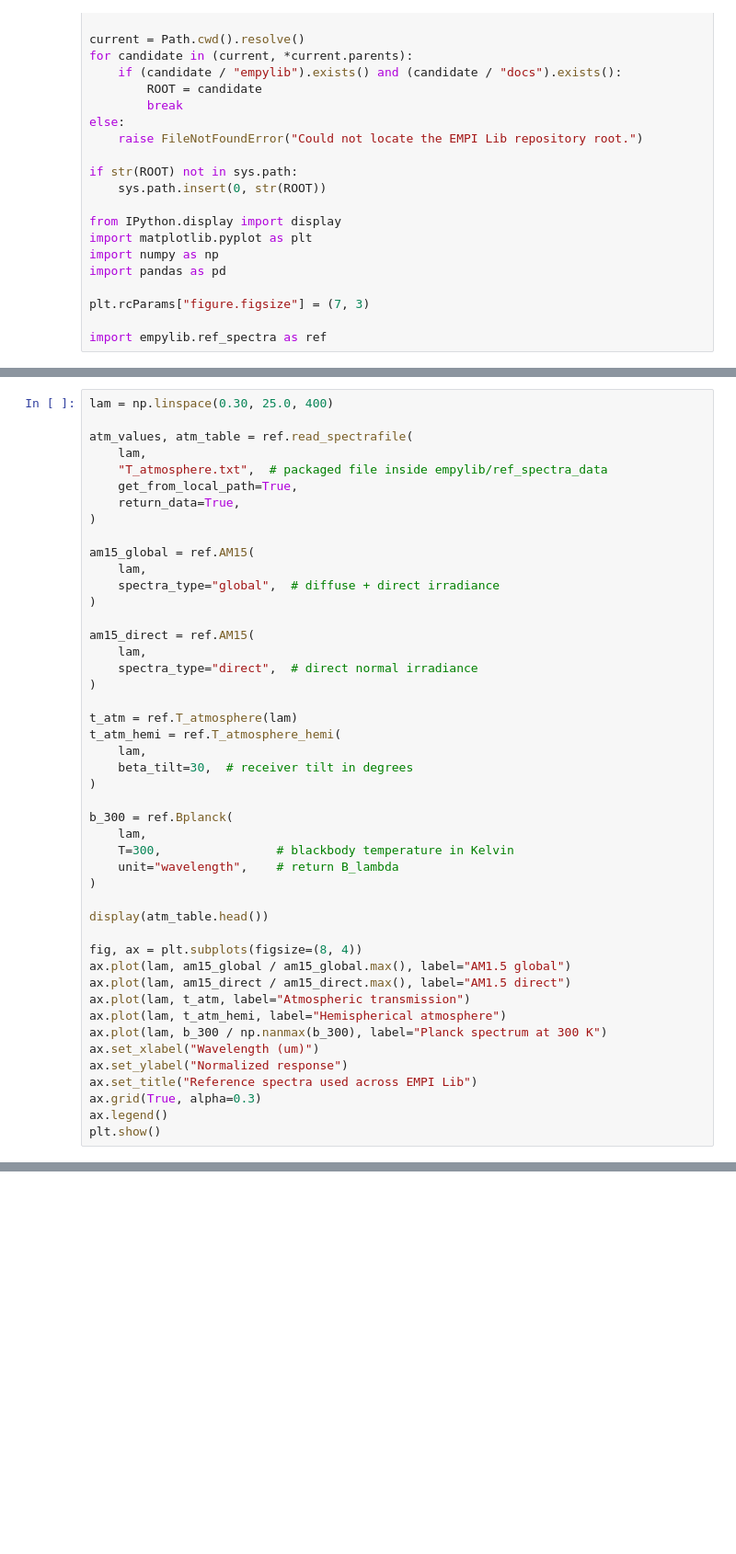
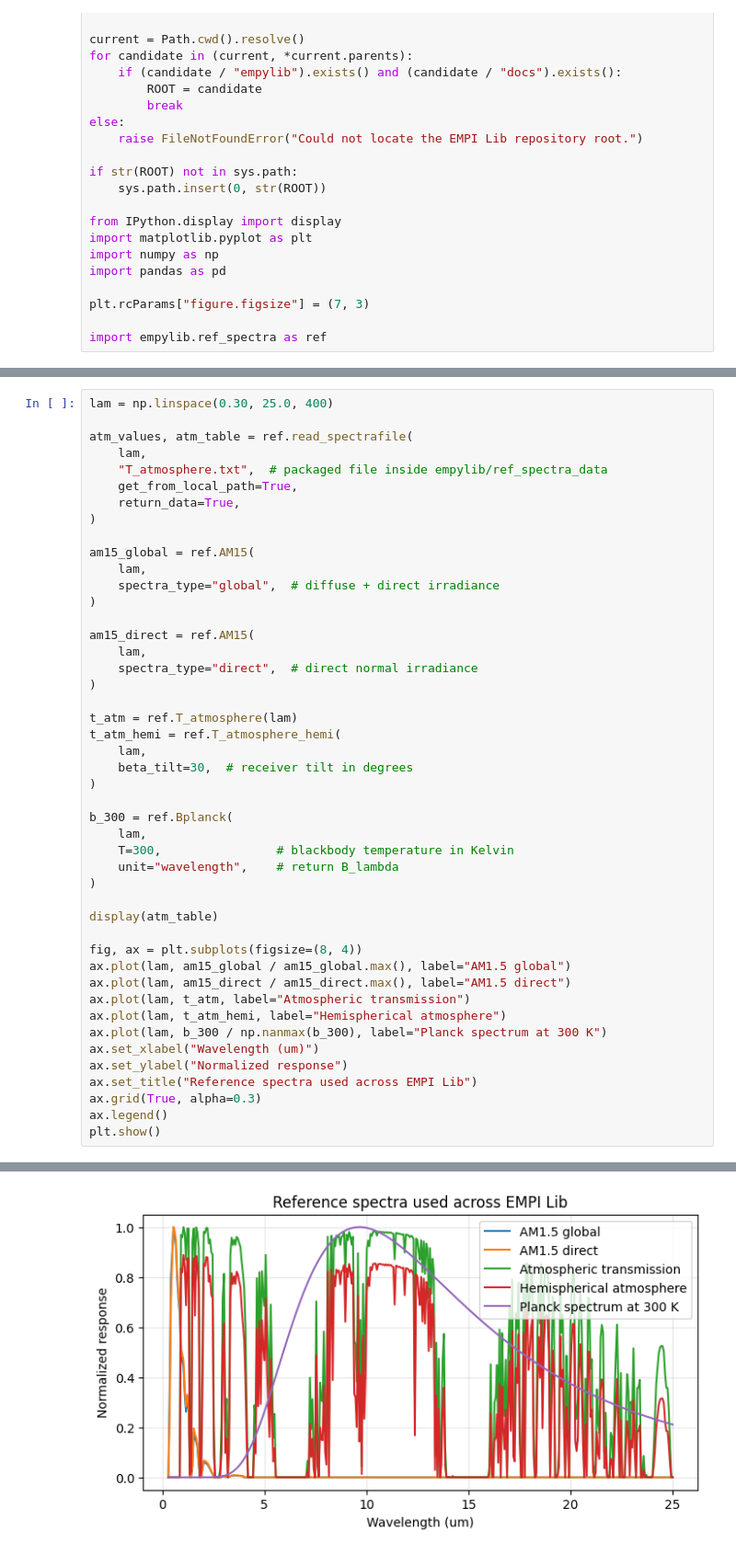
Before and after one commit to radphen-lab/empylib, a Jupyter notebook: docs/ref_spectra_test.ipynb, the cells around one changed output, grey strips where cells are left out. Shown at 92% size. Saved outputs shown, nothing was run; the diff lists cells and outputs as text; blank space fills up the shorter version.

```diff
--- a/docs/ref_spectra_test.ipynb
+++ b/docs/ref_spectra_test.ipynb
@@ -98,7 +98,7 @@ b_300 = ref.Bplanck(
     unit="wavelength",    # return B_lambda
 )
 
-display(atm_table.head())
+display(atm_table)
 
 fig, ax = plt.subplots(figsize=(8, 4))
 ax.plot(lam, am15_global / am15_global.max(), label="AM1.5 global")
@@ -112,3 +112,4 @@ ax.set_title("Reference spectra used across EMPI Lib")
 ax.grid(True, alpha=0.3)
 ax.legend()
 plt.show()
+# %% [output]
@@ -115,3 +123,4 @@ plt.show()
+[figure, added]
 # %% [markdown]
 **How to read the result**
 
```
Also changed, not shown: parts of 5 cells of this notebook, 24 other files.
